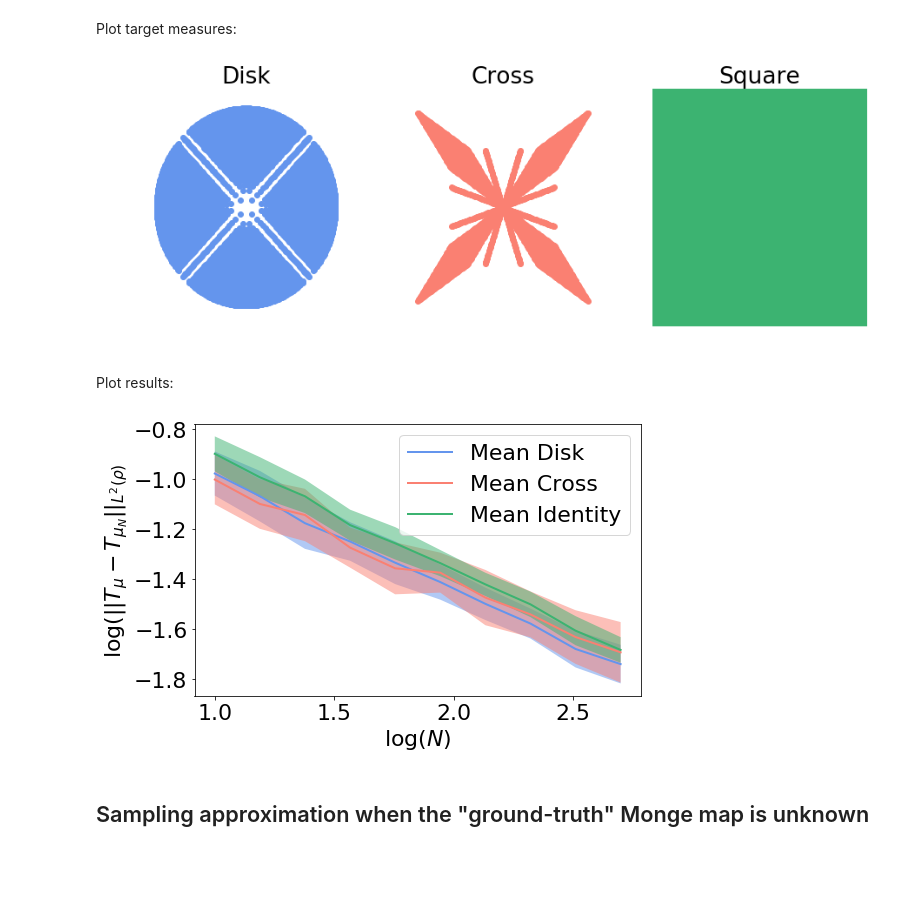
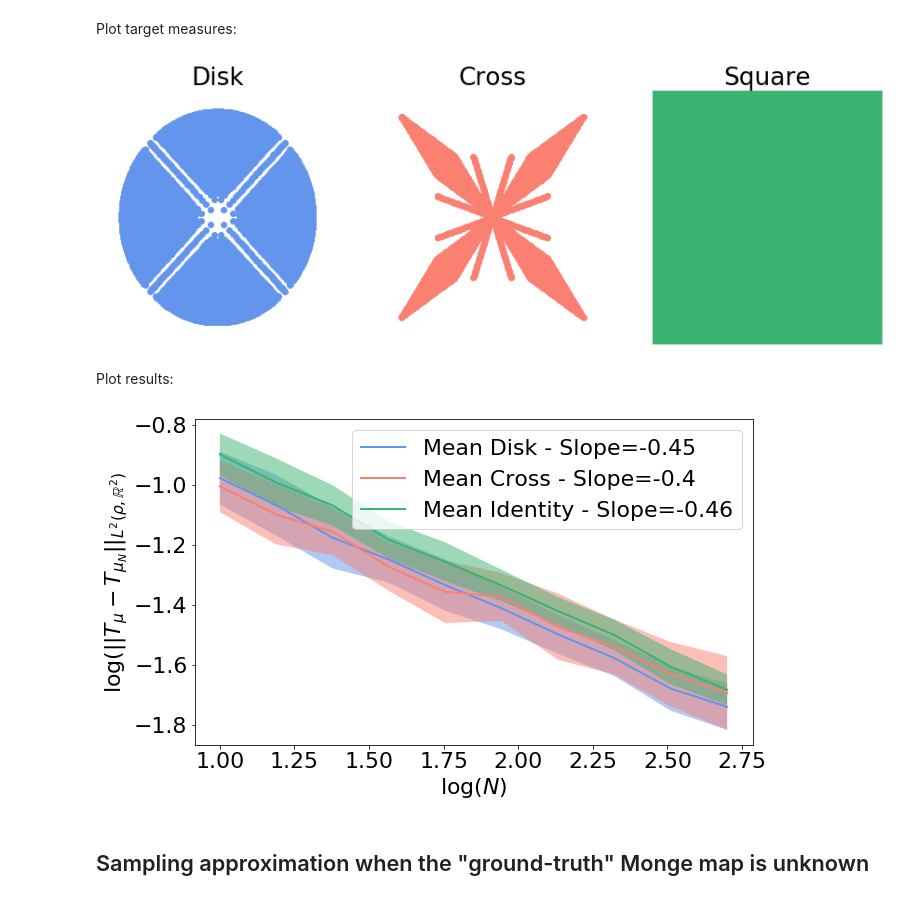
Before and after one commit to alex-delalande/stability_ot_maps_and_linearization_wasserstein_space, a Jupyter notebook: sampling_approximation.ipynb, the cells around one changed output. Saved outputs shown, nothing was run; the diff lists cells and outputs as text; code cells hidden in the pictures; blank space fills up the shorter version.

Commit message:
new legend for figures

```diff
--- a/sampling_approximation.ipynb
+++ b/sampling_approximation.ipynb
@@ -6,8 +6,14 @@ Imports:
 import numpy as np
 import matplotlib.pyplot as plt
 import scipy.stats as st
+import ot
+from sklearn.linear_model import LinearRegression
 
 from src.optimal_transport import semi_discrete_ot
+
+plt.rcParams['pdf.fonttype'] = 42
+plt.rcParams['ps.fonttype'] = 42
+
 %pylab inline
 # %% [output]
 Populating the interactive namespace from numpy and matplotlib
@@ -151,43 +163,49 @@ plt.show()
 
 fig.savefig("target_measures.pdf", bbox_inches='tight')
 # %% [output]
-[figure, old version]
+[figure, new version]
 # %% [markdown]
 Plot results:
 # %%
+x = np.log10(list_N).reshape((-1,1))
+
 log_distances_disk = np.log10(distances_disk)
 mean_disk = np.mean(log_distances_disk, axis=1)
 std_disk = np.std(log_distances_disk, axis=1)
 
 log_distances_cross = np.log10(distances_cross)
 mean_cross = np.mean(log_distances_cross, axis=1)
 std_cross = np.std(log_distances_cross, axis=1)
 
 log_distances_square = np.log10(distances_square)
 mean_square = np.mean(log_distances_square, axis=1)
 std_square = np.std(log_distances_square, axis=1)
 
 
-fig = plt.figure(figsize=(8, 5))
+fig = plt.figure(figsize=(10, 6))
 plt.rcParams.update({'font.size': 22})
 
-plt.plot(np.log10(list_N), mean_disk, lw=2, label='Mean Disk', color='cornflowerblue')
+
+reg = LinearRegression().fit(x, mean_disk)
+plt.plot(np.log10(list_N), mean_disk, lw=2, label='Mean Disk - Slope={:2.2}'.format(reg.coef_[0]), color='cornflowerblue')
 plt.fill_between(np.log10(list_N), mean_disk+std_disk, mean_disk-std_disk, facecolor='cornflowerblue', alpha=0.5)
 
-plt.plot(np.log10(list_N), mean_cross, lw=2, label='Mean Cross', color='salmon')
+reg = LinearRegression().fit(x, mean_cross)
+plt.plot(np.log10(list_N), mean_cross, lw=2, label='Mean Cross - Slope={:2.2}'.format(reg.coef_[0]), color='salmon')
 plt.fill_between(np.log10(list_N), mean_cross+std_cross, mean_cross-std_cross, facecolor='salmon', alpha=0.5)
 
-plt.plot(np.log10(list_N), mean_square, lw=2, label='Mean Identity', color='mediumseagreen')
+reg = LinearRegression().fit(x, mean_square)
+plt.plot(np.log10(list_N), mean_square, lw=2, label='Mean Identity - Slope={:2.2}'.format(reg.coef_[0]), color='mediumseagreen')
 plt.fill_between(np.log10(list_N), mean_square+std_square, mean_square-std_square, facecolor='mediumseagreen', alpha=0.5)
 
 plt.xlabel(r"$\log(N)$")
-plt.ylabel(r"$\log(||T_{\mu} - T_{\mu_N}||_{L^2(\rho)}$")
+plt.ylabel(r"$\log(||T_{\mu} - T_{\mu_N}||_{L^2(\rho, \mathbb{R}^2)}$")
 #plt.ylim(-1e-3, 8e-3)
 plt.legend()
 
 fig.savefig("scaling_N.pdf", bbox_inches='tight')
 # %% [output]
-[figure, old version]
+[figure, new version]
 # %% [markdown]
 ## Sampling approximation when the "ground-truth" Monge map  is unknown
 # %% [markdown]
```
Also changed, not shown: parts of 9 cells of this notebook, 5 other files.
